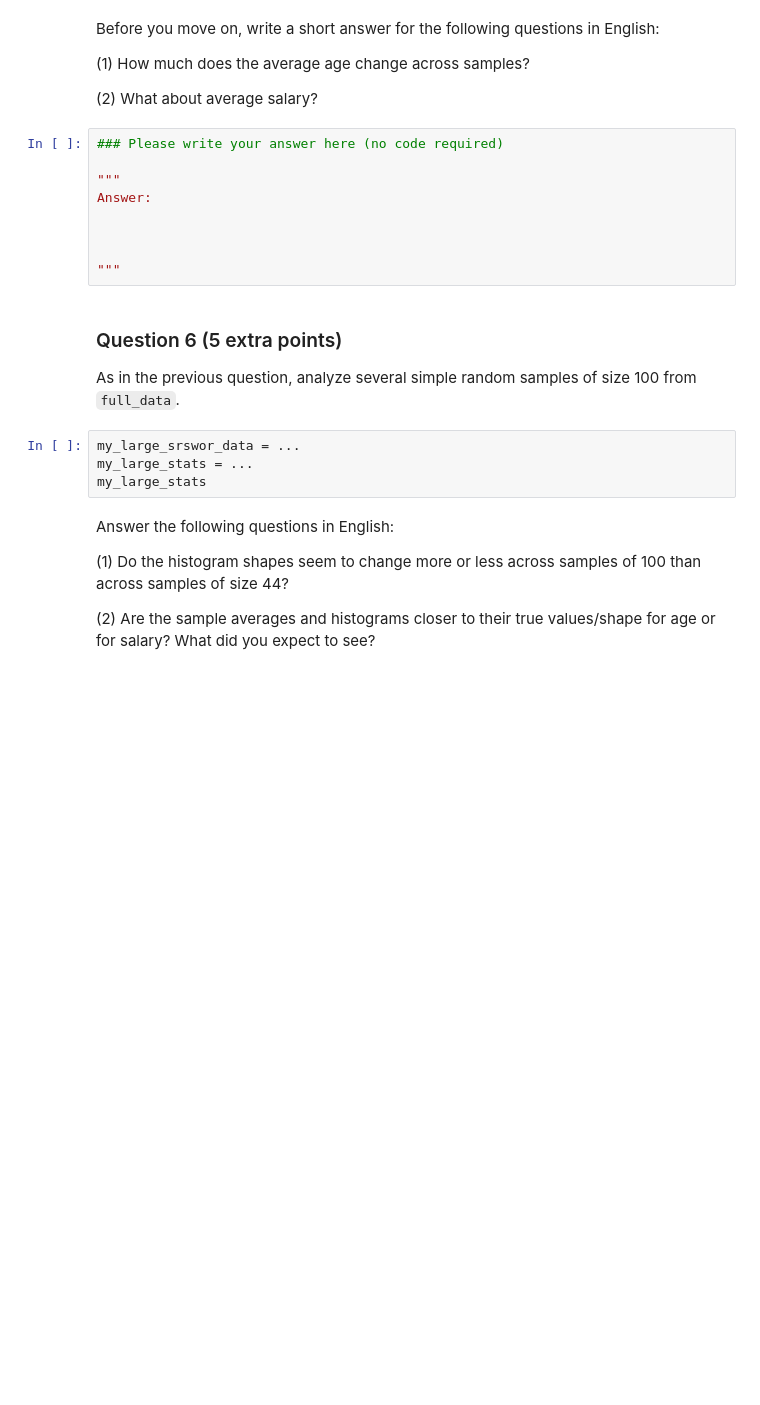
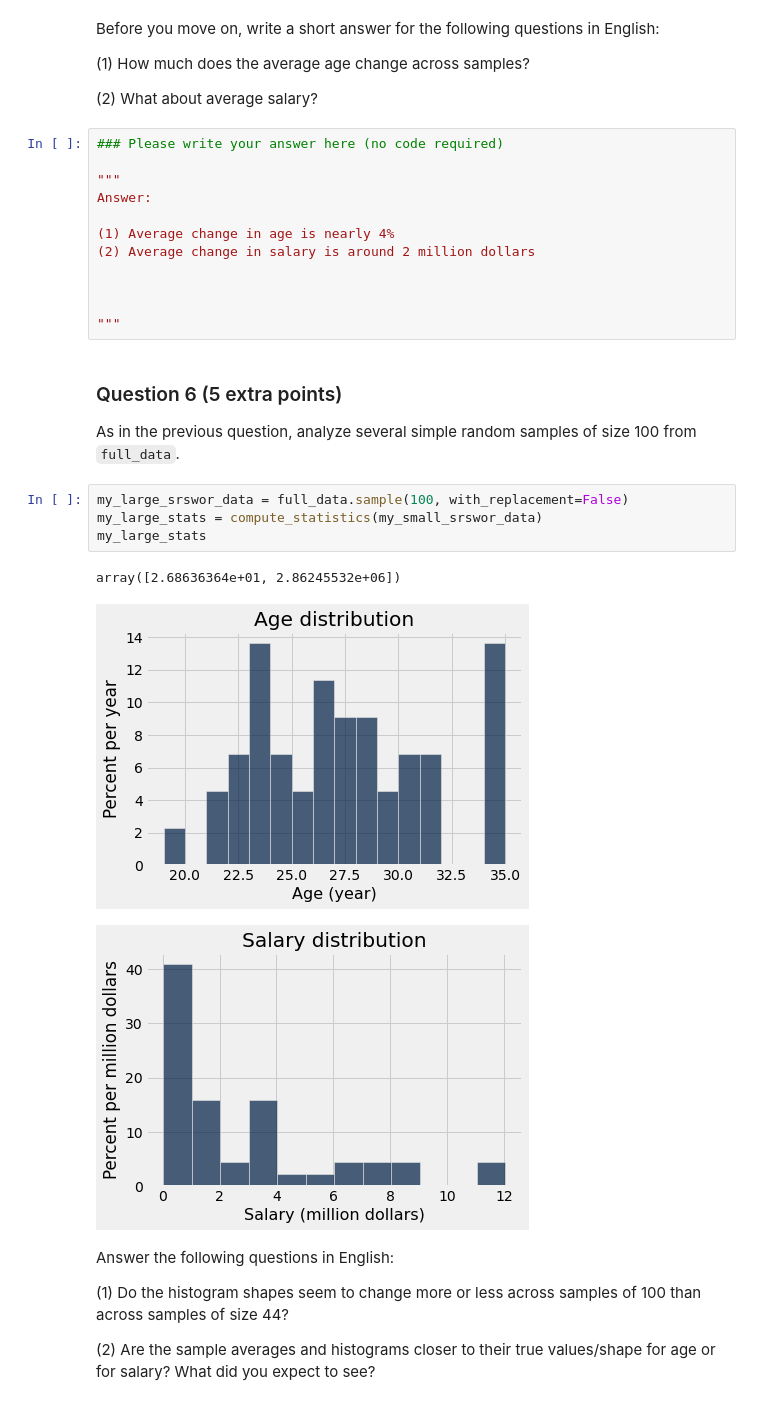
Before and after one commit to nishanth0233/INFO-5502, a Jupyter notebook: lab_assignment_08.ipynb, the cells around one changed output. Drawn from its saved outputs; the diff is of its cells as text; blank space fills up the shorter version.

```diff
--- a/lab_assignment_08.ipynb
+++ b/lab_assignment_08.ipynb
@@ -266,6 +296,9 @@ Before you move on, write a short answer for the following questions in English:
 """
 Answer:
 
+(1) Average change in age is nearly 4%
+(2) Average change in salary is around 2 million dollars
+
 
 
 """
@@ -273,9 +306,13 @@ Answer:
 ### Question 6 (5 extra points)
 As in the previous question, analyze several simple random samples of size 100 from `full_data`.
 # %%
-my_large_srswor_data = ...
-my_large_stats = ...
+my_large_srswor_data = full_data.sample(100, with_replacement=False)
+my_large_stats = compute_statistics(my_small_srswor_data)
 my_large_stats
+# %% [output]
+array([2.68636364e+01, 2.86245532e+06])
+[figure, added]
+[figure, added]
 # %% [markdown]
 Answer the following questions in English:
 
```
Also changed, not shown: parts of 12 cells of this notebook.
